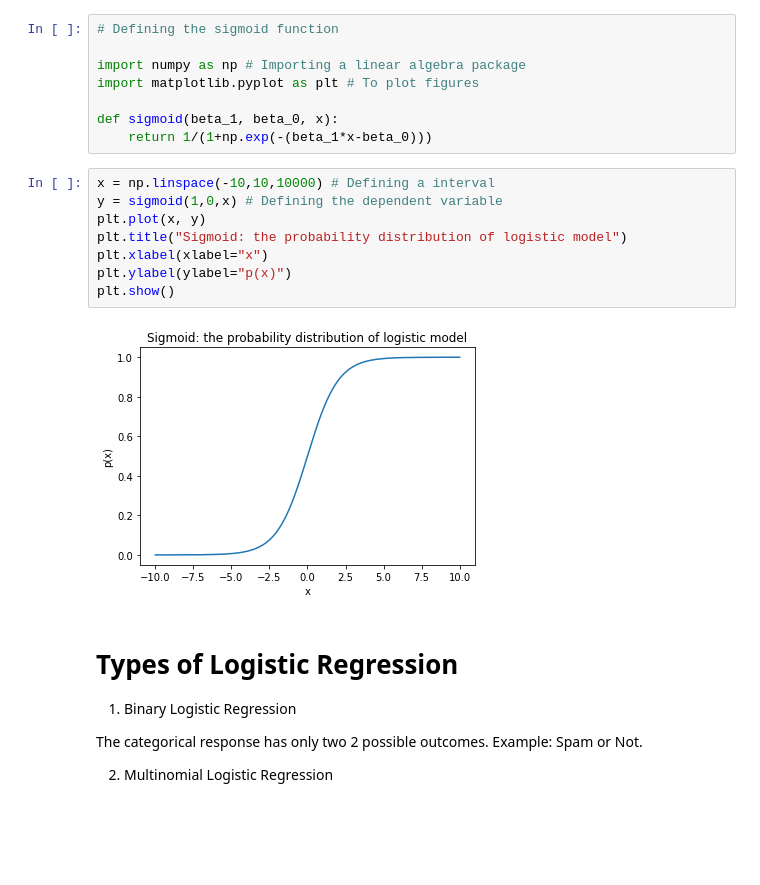
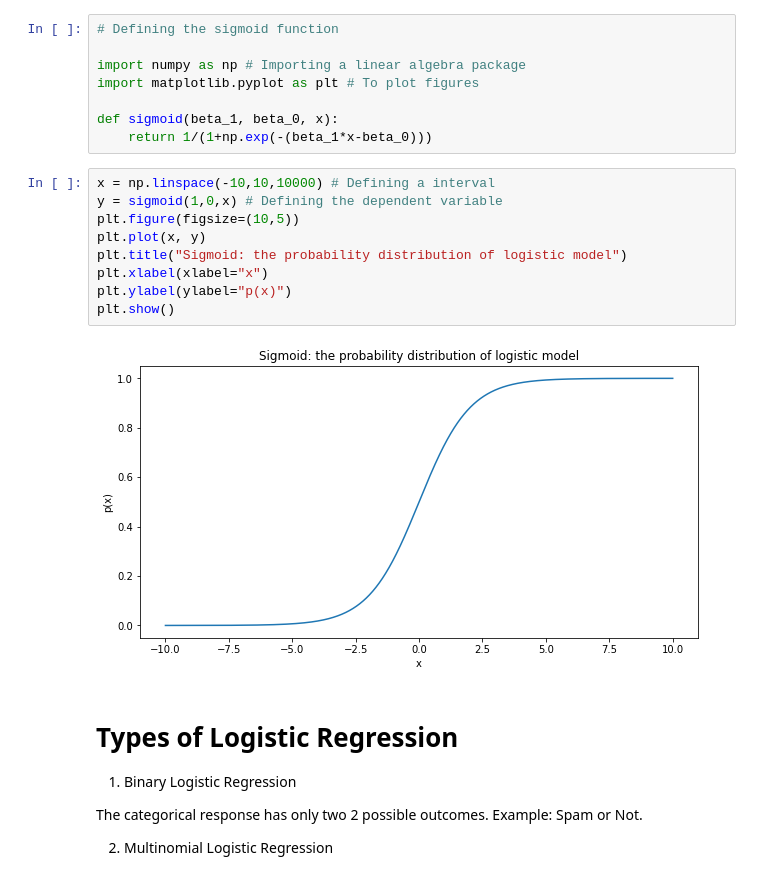
Before and after one commit to dimasjackson/Logistic-Regression-Clearly-Explained, a Jupyter notebook: logistic-regression-clearly-explained.ipynb, the cells around one changed output. Drawn from its saved outputs; the diff is of its cells as text; blank space fills up the shorter version.

```diff
--- a/logistic-regression-clearly-explained.ipynb
+++ b/logistic-regression-clearly-explained.ipynb
@@ -23,13 +23,14 @@ def sigmoid(beta_1, beta_0, x):
 # %%
 x = np.linspace(-10,10,10000) # Defining a interval
 y = sigmoid(1,0,x) # Defining the dependent variable
+plt.figure(figsize=(10,5))
 plt.plot(x, y)
 plt.title("Sigmoid: the probability distribution of logistic model")
 plt.xlabel(xlabel="x")
 plt.ylabel(ylabel="p(x)")
 plt.show()
 # %% [output]
-[figure, old version]
+[figure, new version]
 # %% [markdown]
 # Types of Logistic Regression
 
```
Also changed, not shown: parts of 26 cells of this notebook.
